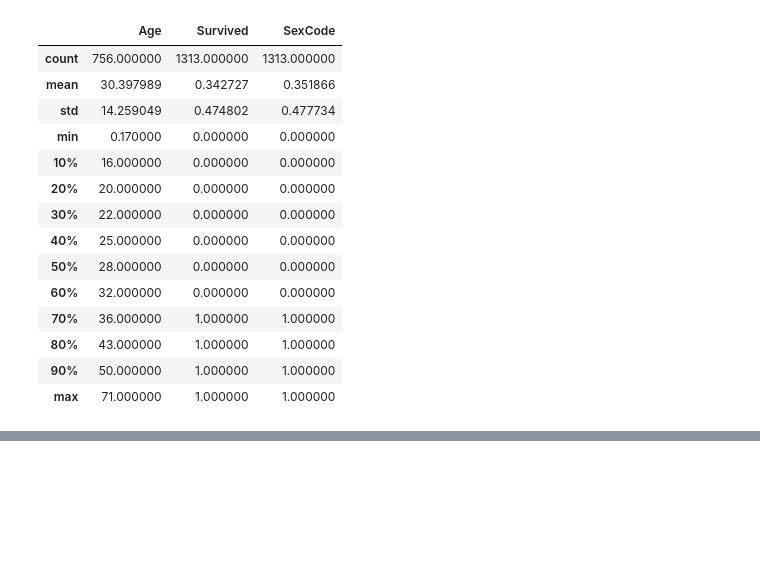
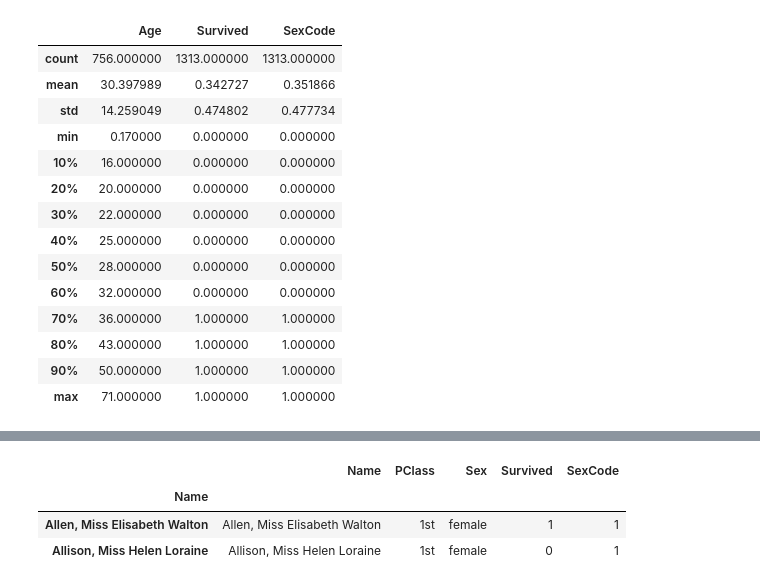
Before and after one commit to Shanover77/machine-learning-ai, a Jupyter notebook: adv_python/in_class/Adv_June20.ipynb, the cells around one changed output, grey strips where cells are left out. Cells and saved outputs as stored; diff of their text form; code cells hidden in the pictures; blank space fills up the shorter version.

```diff
--- a/adv_python/in_class/Adv_June20.ipynb
+++ b/adv_python/in_class/Adv_June20.ipynb
@@ -320,0 +342,9 @@ dataframe[dataframe['Age'].isnull()].head(2)
+# %%
+# drop() to drop column
+
+dataframe.drop('Age', axis = 1).head(2)
+# %% [output]
+|  | Name | PClass | Sex | Survived | SexCode |
+| Name |  |  |  |  |  |
+| Allen, Miss Elisabeth Walton | Allen, Miss Elisabeth Walton | 1st | female | 1 | 1 |
+| Allison, Miss Helen Loraine | Allison, Miss Helen Loraine | 1st | female | 0 | 1 |
```
Also changed, not shown: parts of 49 cells of this notebook, 7 other files.
